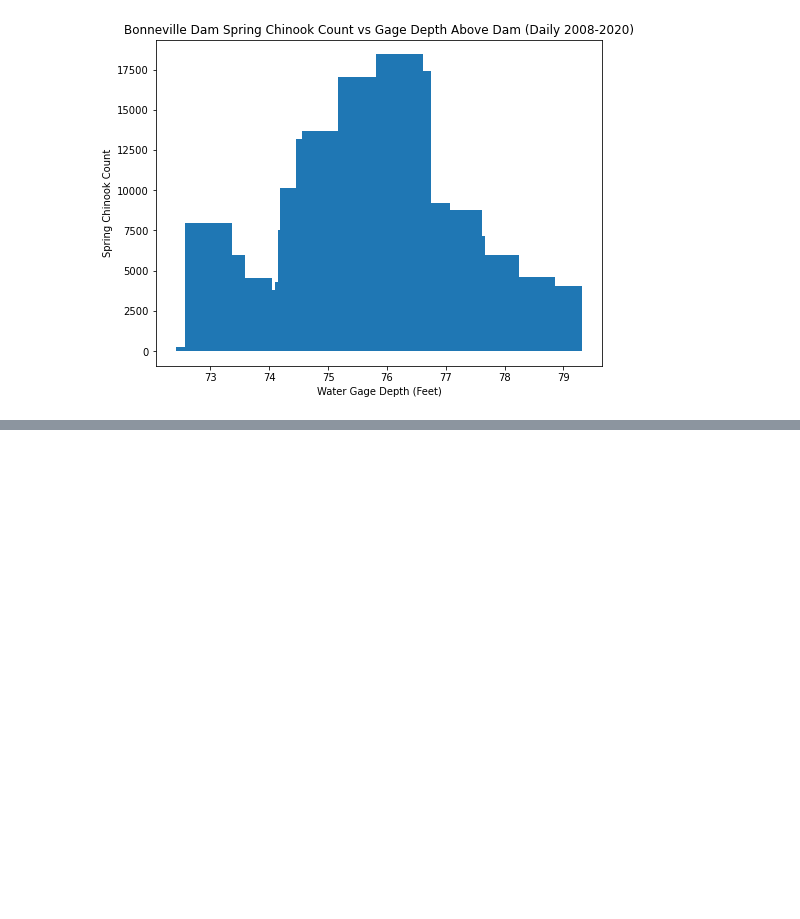
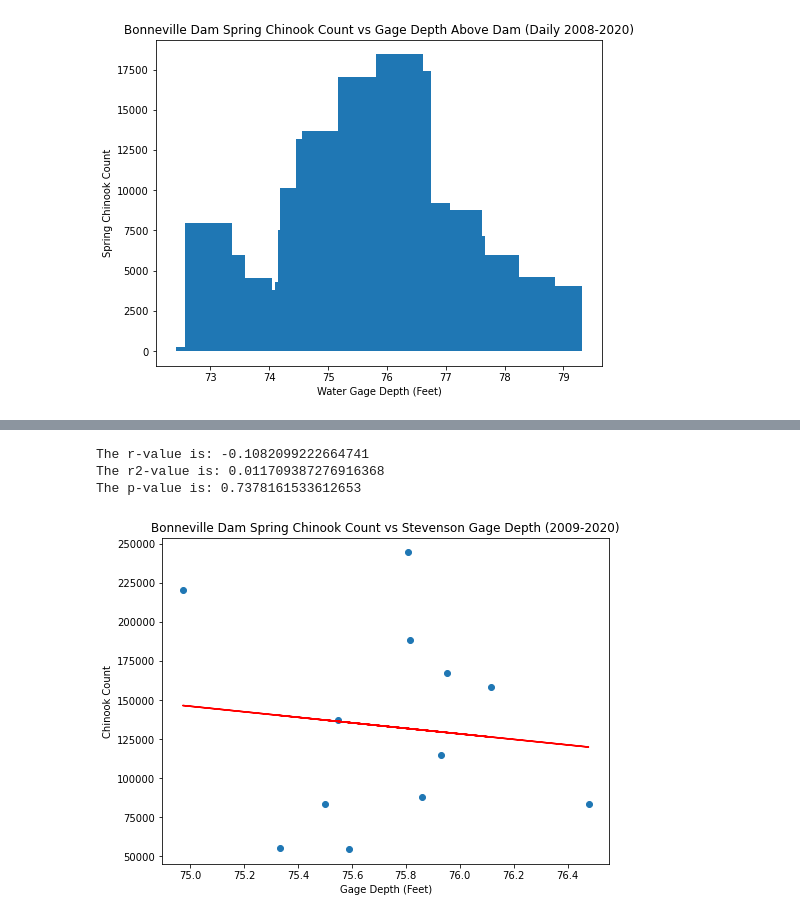
Before and after one commit to jayhjman/bootcamp-project1, a Jupyter notebook: last_willamette.ipynb, the cells around one changed output, grey strips where cells are left out. Drawn from its saved outputs; the diff is of its cells as text; code cells hidden in the pictures; blank space fills up the shorter version.

```diff
--- a/last_willamette.ipynb
+++ b/last_willamette.ipynb
@@ -15,6 +15,10 @@ Bonn_above_daily_file = "Resources/yearly_bonneville_salmon_above_df.csv"
 Bonn_above_daily_temp_file = "Resources/clean_temp_above_bonn_df.csv"
 Bonn_above_daily_gage_file = "Resources/merged_above_bonneville_salmon_data_df.csv"
 
+#Jenny's paths
+bonne_above_yearly_gage_file = "Resources/merged_columbia_bonneville_stevenson_salmon_data_df.csv"
+bonne_forebay_temp_file = "Resources/merged_clean_above_bonneville_forebay_temp_mean_df.csv"
+
 
 #Image paths
 annual_image_path = "Annual_Images/"
@@ -29,6 +33,10 @@ willamette_annual_gage_final = pd.read_csv(will_annual_g_file, sep=",")
 yearly_bonneville_salmon_df = pd.read_csv(Bonn_above_daily_file, sep=",")
 clean_temp_above_bonn_df = pd.read_csv(Bonn_above_daily_temp_file, sep=",")
 merged_above_bonneville_salmon_data_df = pd.read_csv(Bonn_above_daily_gage_file, sep=",")
+
+#Jenny's Read dfs
+bonne_above_yearly_gage_df = pd.read_csv(bonne_above_yearly_gage_file, sep=",")
+bonne_forebay_temp_df = pd.read_csv(bonne_forebay_temp_file, sep=",")
 # %%
 willamette_annual_gage_final
 # %% [output]
@@ -299,0 +339,28 @@ The p-value is: 8.085071504614143e-07
+# %%
+# Plot a scatter and regression of river depth and salmon counts to see if any correlation
+annual_image_path = "Annual_Images/"
+fig, ax = plt.subplots(figsize=(8,6))
+plt.xlabel("Gage Depth (Feet)")
+plt.ylabel("Chinook Count")
+plt.title("Bonneville Dam Spring Chinook Count vs Stevenson Gage Depth (2009-2020)")
+plt.scatter(bonne_above_yearly_gage_df["Gage_Mean"],bonne_above_yearly_gage_df["Chinook"])
+x_values = bonne_above_yearly_gage_df["Gage_Mean"]
+y_values = bonne_above_yearly_gage_df["Chinook"]
+(slope, intercept, rvalue, pvalue, stderr) = linregress(x_values, y_values)
+line_eq = "y = " + str(round(slope,2)) + "x + " + str(round(intercept,2))
+print(f"The r-value is: {rvalue}")
+print(f"The r2-value is: {rvalue**2}")
+print(f"The p-value is: {pvalue}")
+regress_values = x_values * slope + intercept
+plt.plot(x_values, regress_values,"r-")
+
+
+plt.savefig(annual_image_path + "final_above_bonneville_stevenson_annual_chinook_v_bar_gage.png")
+
+
+plt.show()
+# %% [output]
+The r-value is: -0.1082099222664741
+The r2-value is: 0.011709387276916368
+The p-value is: 0.7378161533612653
+[figure, added]
```
Also changed, not shown: parts of 12 cells of this notebook, 9 other files.
